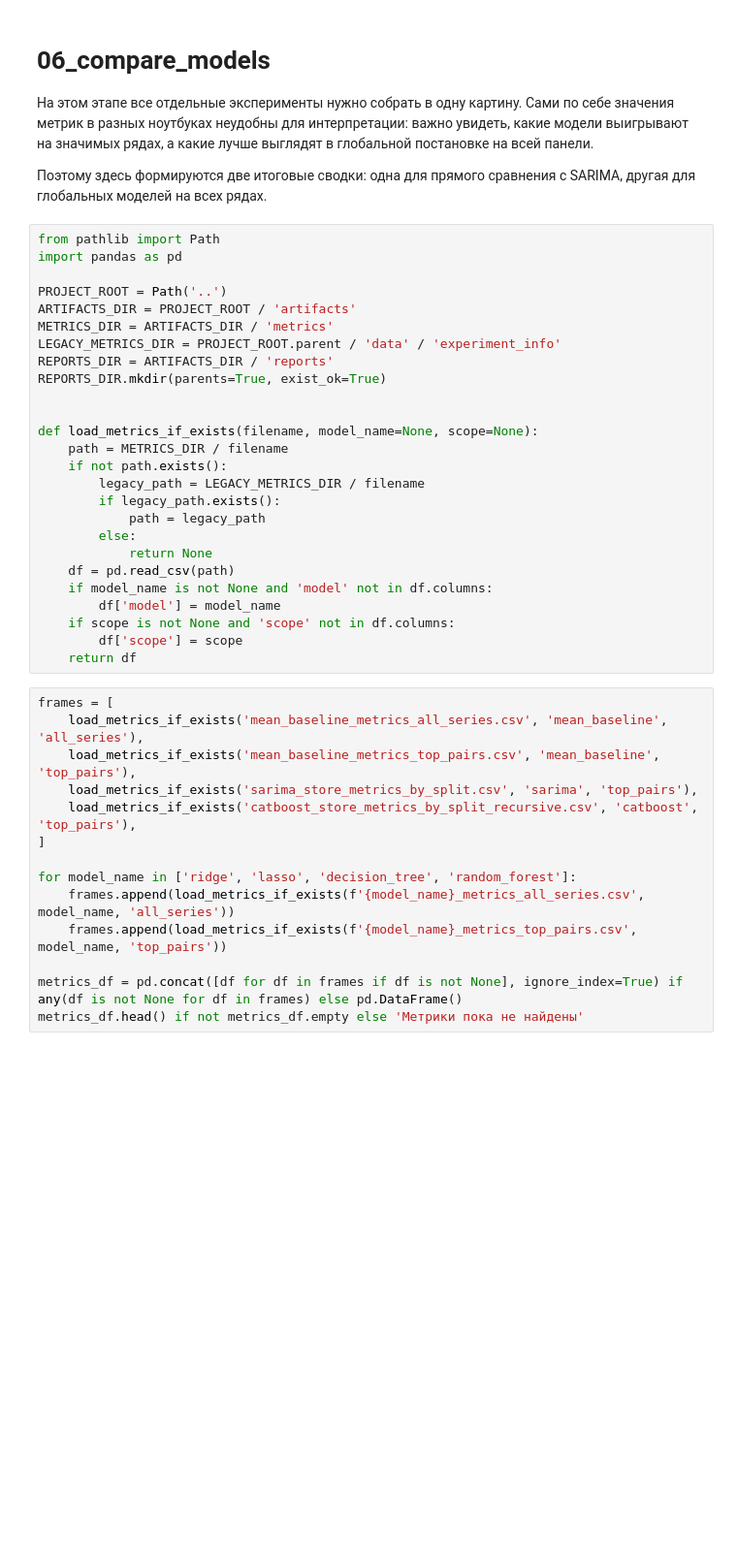
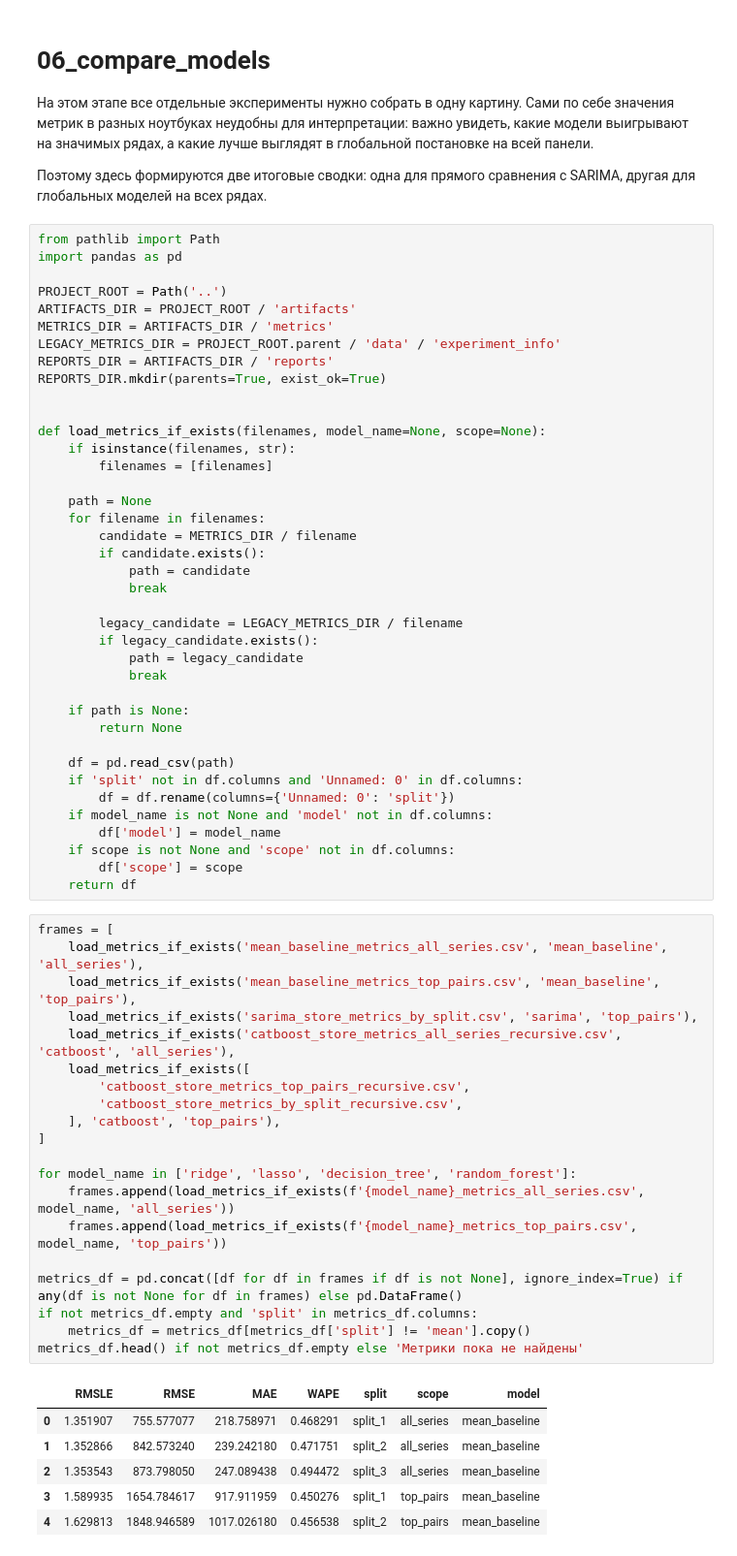
Before and after one commit to ilyascw/demand_forecasting, a Jupyter notebook: notebooks/06_compare_models.ipynb, the cells around one changed output. Shown at 97% size. Saved outputs shown, nothing was run; the diff lists cells and outputs as text; blank space fills up the shorter version.

```diff
--- a/notebooks/06_compare_models.ipynb
+++ b/notebooks/06_compare_models.ipynb
@@ -20,15 +20,28 @@ REPORTS_DIR = ARTIFACTS_DIR / 'reports'
 REPORTS_DIR.mkdir(parents=True, exist_ok=True)
 
 
-def load_metrics_if_exists(filename, model_name=None, scope=None):
-    path = METRICS_DIR / filename
-    if not path.exists():
-        legacy_path = LEGACY_METRICS_DIR / filename
-        if legacy_path.exists():
-            path = legacy_path
-        else:
-            return None
+def load_metrics_if_exists(filenames, model_name=None, scope=None):
+    if isinstance(filenames, str):
+        filenames = [filenames]
+
+    path = None
+    for filename in filenames:
+        candidate = METRICS_DIR / filename
+        if candidate.exists():
+            path = candidate
+            break
+
+        legacy_candidate = LEGACY_METRICS_DIR / filename
+        if legacy_candidate.exists():
+            path = legacy_candidate
+            break
+
+    if path is None:
+        return None
+
     df = pd.read_csv(path)
+    if 'split' not in df.columns and 'Unnamed: 0' in df.columns:
+        df = df.rename(columns={'Unnamed: 0': 'split'})
     if model_name is not None and 'model' not in df.columns:
         df['model'] = model_name
     if scope is not None and 'scope' not in df.columns:
@@ -37,17 +50,30 @@ def load_metrics_if_exists(filename, model_name=None, scope=None):
 # %%
 frames = [
     load_metrics_if_exists('mean_baseline_metrics_all_series.csv', 'mean_baseline', 'all_series'),
     load_metrics_if_exists('mean_baseline_metrics_top_pairs.csv', 'mean_baseline', 'top_pairs'),
     load_metrics_if_exists('sarima_store_metrics_by_split.csv', 'sarima', 'top_pairs'),
-    load_metrics_if_exists('catboost_store_metrics_by_split_recursive.csv', 'catboost', 'top_pairs'),
+    load_metrics_if_exists('catboost_store_metrics_all_series_recursive.csv', 'catboost', 'all_series'),
+    load_metrics_if_exists([
+        'catboost_store_metrics_top_pairs_recursive.csv',
+        'catboost_store_metrics_by_split_recursive.csv',
+    ], 'catboost', 'top_pairs'),
 ]
 
 for model_name in ['ridge', 'lasso', 'decision_tree', 'random_forest']:
     frames.append(load_metrics_if_exists(f'{model_name}_metrics_all_series.csv', model_name, 'all_series'))
     frames.append(load_metrics_if_exists(f'{model_name}_metrics_top_pairs.csv', model_name, 'top_pairs'))
 
 metrics_df = pd.concat([df for df in frames if df is not None], ignore_index=True) if any(df is not None for df in frames) else pd.DataFrame()
+if not metrics_df.empty and 'split' in metrics_df.columns:
+    metrics_df = metrics_df[metrics_df['split'] != 'mean'].copy()
 metrics_df.head() if not metrics_df.empty else 'Метрики пока не найдены'
+# %% [output]
+|  | RMSLE | RMSE | MAE | WAPE | split | scope | model |
+| 0 | 1.351907 | 755.577077 | 218.758971 | 0.468291 | split_1 | all_series | mean_baseline |
+| 1 | 1.352866 | 842.573240 | 239.242180 | 0.471751 | split_2 | all_series | mean_baseline |
+| 2 | 1.353543 | 873.798050 | 247.089438 | 0.494472 | split_3 | all_series | mean_baseline |
+| 3 | 1.589935 | 1654.784617 | 917.911959 | 0.450276 | split_1 | top_pairs | mean_baseline |
+| 4 | 1.629813 | 1848.946589 | 1017.026180 | 0.456538 | split_2 | top_pairs | mean_baseline |
 # %%
 if not metrics_df.empty:
     metric_cols = [c for c in ['RMSLE', 'RMSE', 'MAE', 'WAPE'] if c in metrics_df.columns]
```
Also changed, not shown: parts of 1 cell of this notebook, 4 other files.
